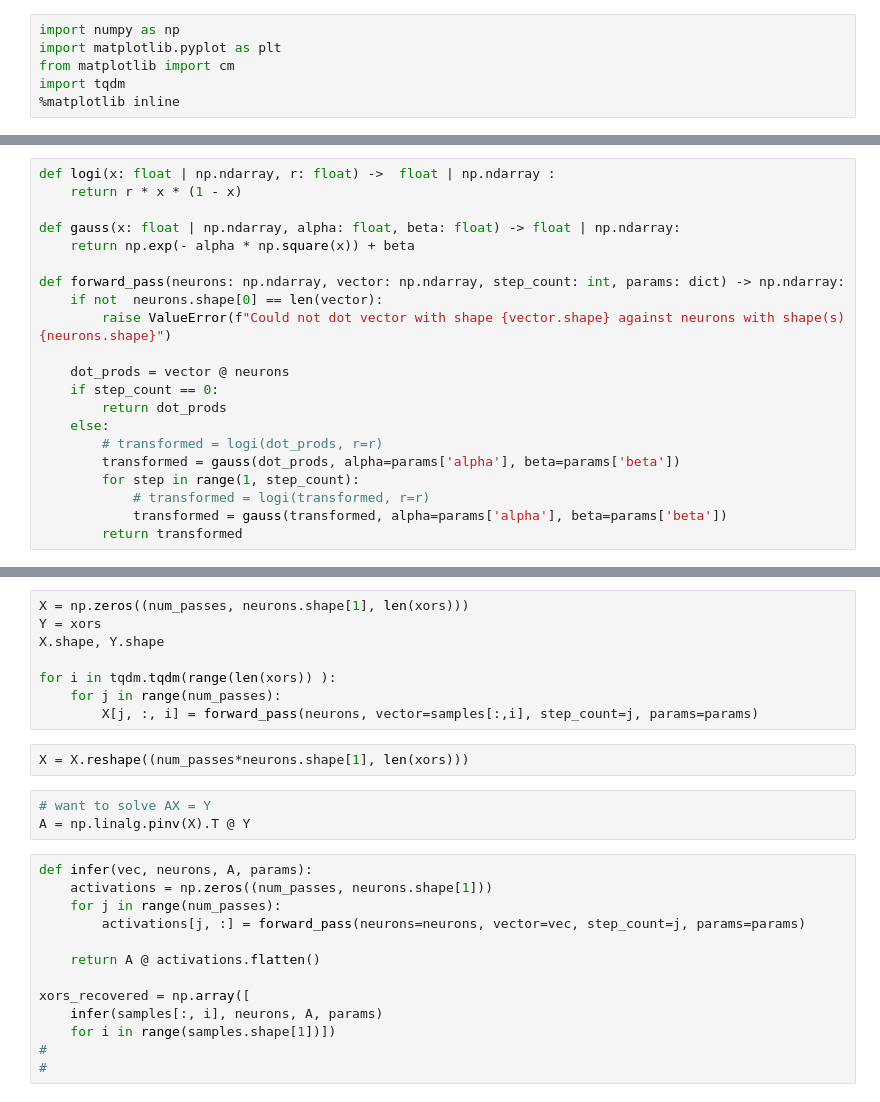
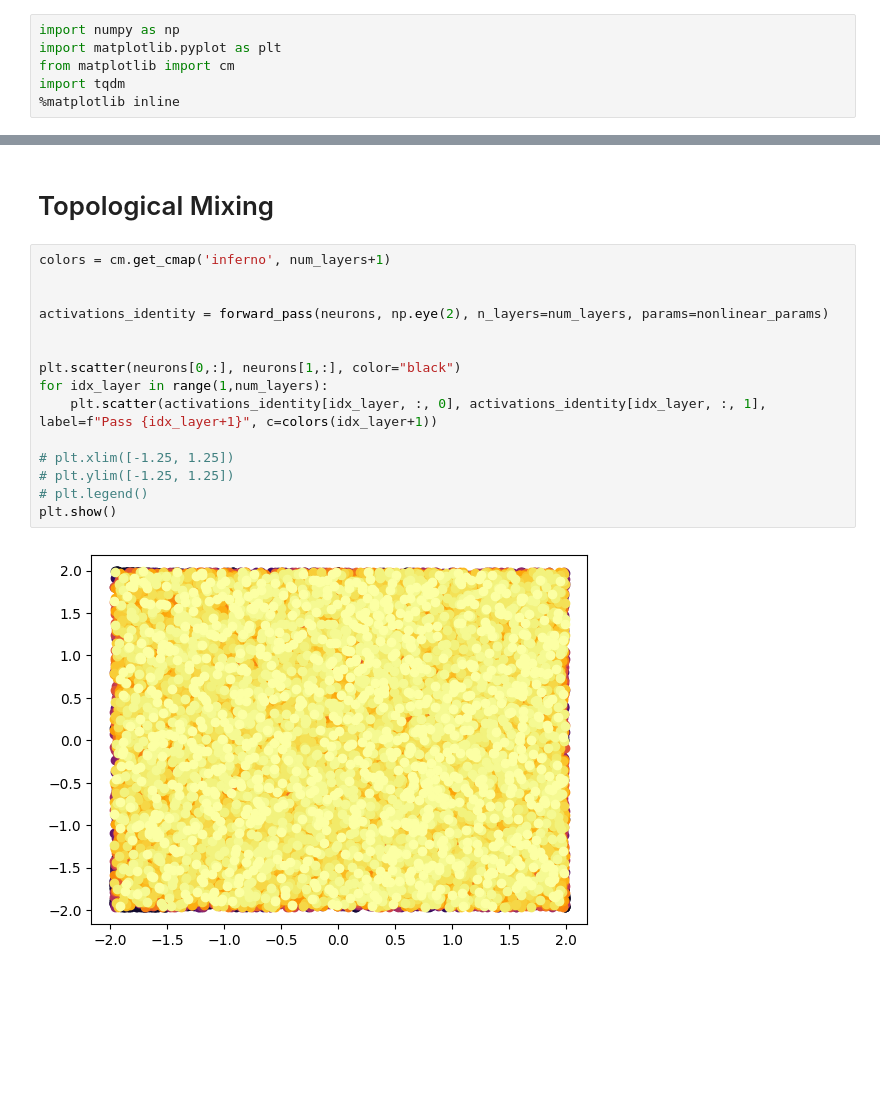
Before and after one commit to Fritz17236/untitled, a Jupyter notebook: src/nonlinear_approximator/scatch.ipynb, the cells around one changed output, grey strips where cells are left out. Saved outputs shown, nothing was run; the diff lists cells and outputs as text; blank space fills up the shorter version.

```diff
--- a/src/nonlinear_approximator/scatch.ipynb
+++ b/src/nonlinear_approximator/scatch.ipynb
@@ -33,21 +143,0 @@ Text(0.5, 1.0, "Randomly Sampled Neuron 'Preferred Directions' along the Unit Hy
-# %%
-def logi(x: float | np.ndarray, r: float) ->  float | np.ndarray :
-    return r * x * (1 - x)
-
-def gauss(x: float | np.ndarray, alpha: float, beta: float) -> float | np.ndarray:
-    return np.exp(- alpha * np.square(x)) + beta
-
-def forward_pass(neurons: np.ndarray, vector: np.ndarray, step_count: int, params: dict) -> np.ndarray:
-    if not  neurons.shape[0] == len(vector):
-        raise ValueError(f"Could not dot vector with shape {vector.shape} against neurons with shape(s) {neurons.shape}")
-
-    dot_prods = vector @ neurons
-    if step_count == 0:
-        return dot_prods
-    else:
-        # transformed = logi(dot_prods, r=r)
-        transformed = gauss(dot_prods, alpha=params['alpha'], beta=params['beta'])
-        for step in range(1, step_count):
-            # transformed = logi(transformed, r=r)
-            transformed = gauss(transformed, alpha=params['alpha'], beta=params['beta'])
-        return transformed
@@ -152,26 +144,19 @@ plt.legend()
-# %%
-X = np.zeros((num_passes, neurons.shape[1], len(xors)))
-Y = xors
-X.shape, Y.shape
-
-for i in tqdm.tqdm(range(len(xors)) ):
-    for j in range(num_passes):
-        X[j, :, i] = forward_pass(neurons, vector=samples[:,i], step_count=j, params=params)
-# %%
-X = X.reshape((num_passes*neurons.shape[1], len(xors)))
-# %%
-# want to solve AX = Y
-A = np.linalg.pinv(X).T @ Y
-# %%
-def infer(vec, neurons, A, params):
-    activations = np.zeros((num_passes, neurons.shape[1]))
-    for j in range(num_passes):
-        activations[j, :] = forward_pass(neurons=neurons, vector=vec, step_count=j, params=params)
-
-    return A @ activations.flatten()
-
-xors_recovered = np.array([
-    infer(samples[:, i], neurons, A, params)
-    for i in range(samples.shape[1])])
-#
-#
+# %% [markdown]
+# Topological Mixing
+# %%
+colors = cm.get_cmap('inferno', num_layers+1)
+
+
+activations_identity = forward_pass(neurons, np.eye(2), n_layers=num_layers, params=nonlinear_params)
+
+
+plt.scatter(neurons[0,:], neurons[1,:], color="black")
+for idx_layer in range(1,num_layers):
+    plt.scatter(activations_identity[idx_layer, :, 0], activations_identity[idx_layer, :, 1], label=f"Pass {idx_layer+1}", c=colors(idx_layer+1))
+
+# plt.xlim([-1.25, 1.25])
+# plt.ylim([-1.25, 1.25])
+# plt.legend()
+plt.show()
+# %% [output]
+[figure, added]
```
Also changed, not shown: parts of 27 cells of this notebook, 1 other file.
